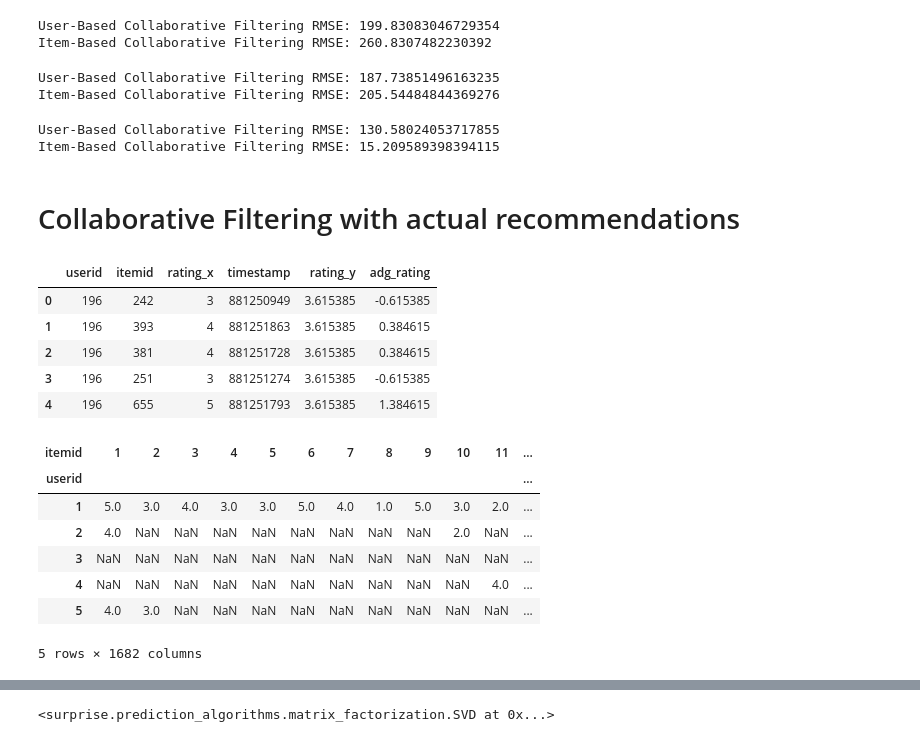
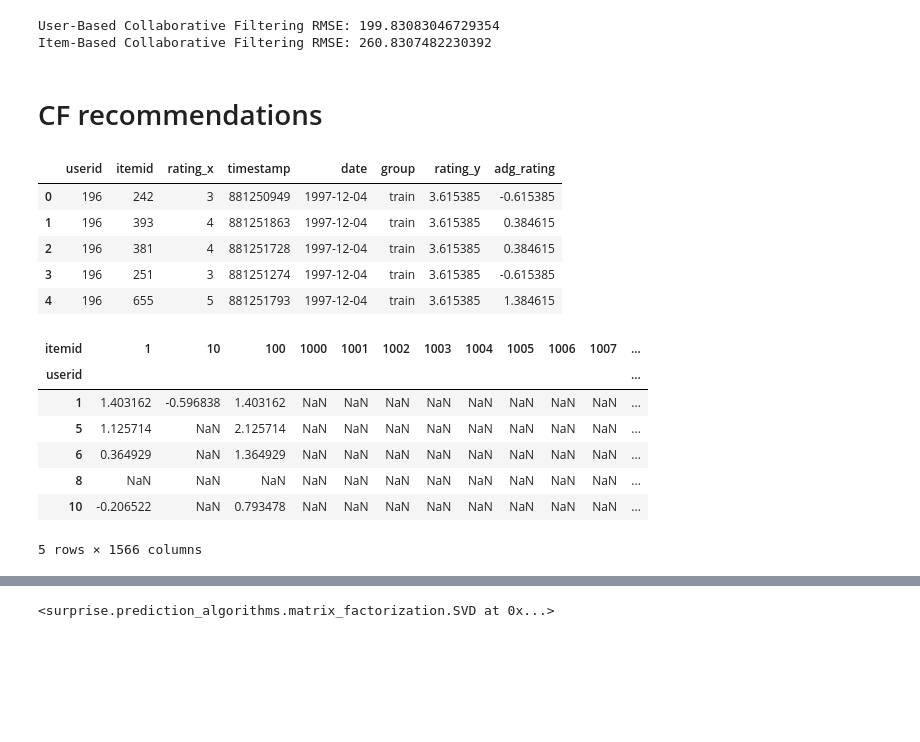
Before and after one commit to KennyMJL/SINA, a Jupyter notebook: rec_model_predict.ipynb, the cells around one changed output, grey strips where cells are left out. Cells and saved outputs as stored; diff of their text form; code cells hidden in the pictures; blank space fills up the shorter version.

```diff
--- a/rec_model_predict.ipynb
+++ b/rec_model_predict.ipynb
@@ -127,20 +139,8 @@ print('Item-Based Collaborative Filtering RMSE: ' + str(rmse(movie_prediction, t
 # %% [output]
 User-Based Collaborative Filtering RMSE: 199.83083046729354
 Item-Based Collaborative Filtering RMSE: 260.8307482230392
-# %%
-print('User-Based Collaborative Filtering RMSE: ' + str(rmse(user_prediction, test_matrix)))
-print('Item-Based Collaborative Filtering RMSE: ' + str(rmse(movie_prediction, test_matrix)))
-# %% [output]
-User-Based Collaborative Filtering RMSE: 187.73851496163235
-Item-Based Collaborative Filtering RMSE: 205.54484844369276
-# %%
-print('User-Based Collaborative Filtering RMSE: ' + str(rmse(user_prediction, train_matrix)))
-print('Item-Based Collaborative Filtering RMSE: ' + str(rmse(movie_prediction, train_matrix)))
-# %% [output]
-User-Based Collaborative Filtering RMSE: 130.58024053717855
-Item-Based Collaborative Filtering RMSE: 15.209589398394115
-# %% [markdown]
-# Collaborative Filtering with actual recommendations
+# %% [markdown]
+# CF recommendations
 # %%
 import pandas as pd
 import numpy as np
@@ -148,33 +148,43 @@ from sklearn.metrics.pairwise import cosine_similarity
 from sklearn.metrics import pairwise_distances
 # %%
 
-import pandas as pd
-
-Ratings = pd.read_csv('~/desktop/movielens/UDATA.csv', encoding="latin-1")
+Ratings_import = pd.read_csv('~/desktop/movielens/UDATA.csv', encoding="latin-1")
 movies= pd.read_csv('~/desktop/movielens/UITEM.csv', encoding="latin-1")
 movies = movies.rename(columns={'movieid':'itemid'})
+
+Ratings_import['date'] = pd.to_datetime(Ratings_import['timestamp'],unit='s').apply(lambda x: x.date()).astype(str)
+
+def group(Ratings_import):
+    if ((Ratings_import['date'] >= '1997-09-01') & (Ratings_import['date'] < '1998-02-01')):
+        return 'train'
+    elif ((Ratings_import['date'] >= '1998-02-01') & (Ratings_import['date'] < '1998-04-30')):
+        return 'test'
+
+Ratings_import['group'] = Ratings_import.apply(group, axis=1)
+
+Ratings = Ratings_import[Ratings_import['group'] == 'train']
 
 Mean = Ratings.groupby(by="userid",as_index=False)['rating'].mean()
 Rating_avg = pd.merge(Ratings,Mean,on='userid')
 Rating_avg['adg_rating']=Rating_avg['rating_x']-Rating_avg['rating_y']
 Rating_avg.head()
 # %% [output]
-|  | userid | itemid | rating_x | timestamp | rating_y | adg_rating |
-| 0 | 196 | 242 | 3 | 881250949 | 3.615385 | -0.615385 |
-| 1 | 196 | 393 | 4 | 881251863 | 3.615385 | 0.384615 |
-| 2 | 196 | 381 | 4 | 881251728 | 3.615385 | 0.384615 |
-| 3 | 196 | 251 | 3 | 881251274 | 3.615385 | -0.615385 |
-| 4 | 196 | 655 | 5 | 881251793 | 3.615385 | 1.384615 |
+|  | userid | itemid | rating_x | timestamp | date | group | rating_y | adg_rating |
+| 0 | 196 | 242 | 3 | 881250949 | 1997-12-04 | train | 3.615385 | -0.615385 |
+| 1 | 196 | 393 | 4 | 881251863 | 1997-12-04 | train | 3.615385 | 0.384615 |
+| 2 | 196 | 381 | 4 | 881251728 | 1997-12-04 | train | 3.615385 | 0.384615 |
+| 3 | 196 | 251 | 3 | 881251274 | 1997-12-04 | train | 3.615385 | -0.615385 |
+| 4 | 196 | 655 | 5 | 881251793 | 1997-12-04 | train | 3.615385 | 1.384615 |
 # %%
-
-check = pd.pivot_table(Rating_avg,values='rating_x',index='userid',columns='itemid')
-check.head()
+check = pd.pivot_table(Rating_avg, values='rating_x', index='userid', columns='itemid')
+final = pd.pivot_table(Rating_avg, values='adg_rating', index='userid', columns='itemid')
+final.head()
 # %% [output]
-| itemid | 1 | 2 | 3 | 4 | 5 | 6 | 7 | 8 | 9 | 10 | 11 | ... |
+| itemid | 1 | 10 | 100 | 1000 | 1001 | 1002 | 1003 | 1004 | 1005 | 1006 | 1007 | ... |
 | userid |  |  |  |  |  |  |  |  |  |  |  | ... |
-| 1 | 5.0 | 3.0 | 4.0 | 3.0 | 3.0 | 5.0 | 4.0 | 1.0 | 5.0 | 3.0 | 2.0 | ... |
-| 2 | 4.0 | NaN | NaN | NaN | NaN | NaN | NaN | NaN | NaN | 2.0 | NaN | ... |
-| 3 | NaN | NaN | NaN | NaN | NaN | NaN | NaN | NaN | NaN | NaN | NaN | ... |
-| 4 | NaN | NaN | NaN | NaN | NaN | NaN | NaN | NaN | NaN | NaN | 4.0 | ... |
-| 5 | 4.0 | 3.0 | NaN | NaN | NaN | NaN | NaN | NaN | NaN | NaN | NaN | ... |
+| 1 | 1.403162 | -0.596838 | 1.403162 | NaN | NaN | NaN | NaN | NaN | NaN | NaN | NaN | ... |
+| 5 | 1.125714 | NaN | 2.125714 | NaN | NaN | NaN | NaN | NaN | NaN | NaN | NaN | ... |
+| 6 | 0.364929 | NaN | 1.364929 | NaN | NaN | NaN | NaN | NaN | NaN | NaN | NaN | ... |
+| 8 | NaN | NaN | NaN | NaN | NaN | NaN | NaN | NaN | NaN | NaN | NaN | ... |
+| 10 | -0.206522 | NaN | 0.793478 | NaN | NaN | NaN | NaN | NaN | NaN | NaN | NaN | ... |
-5 rows × 1682 columns
+5 rows × 1566 columns
```
Also changed, not shown: parts of 37 cells of this notebook.
